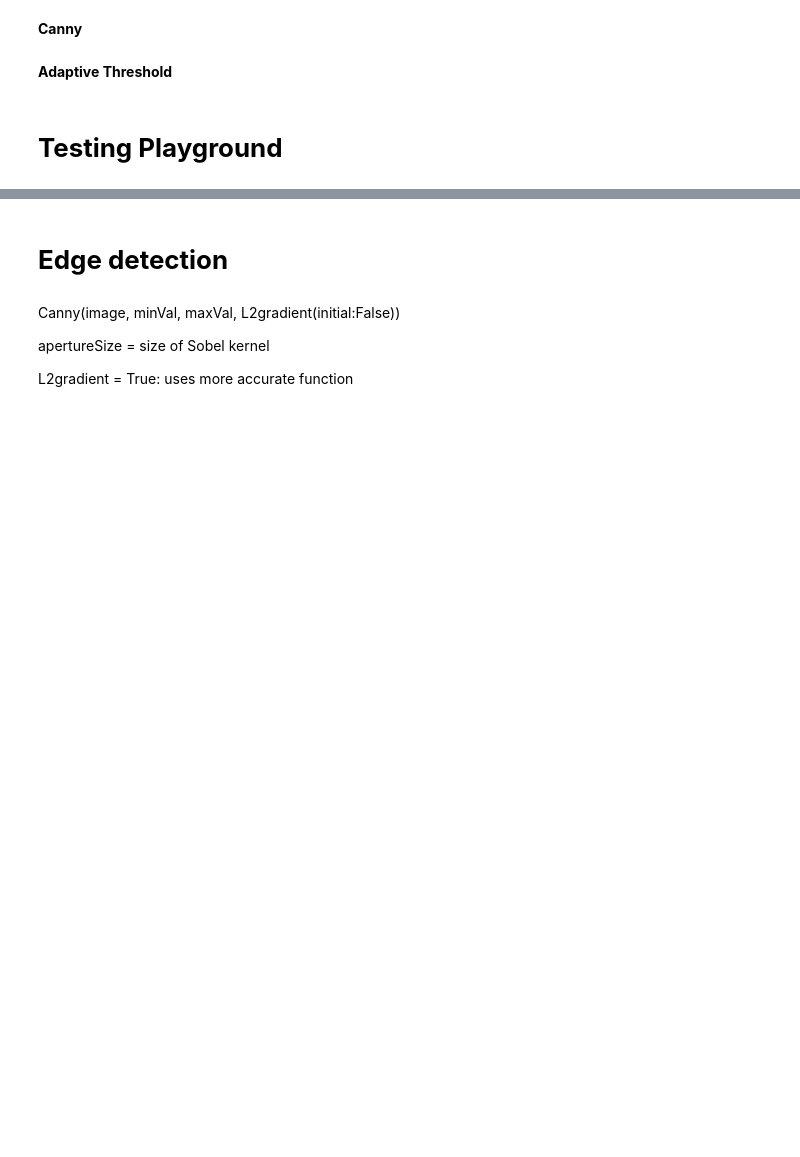
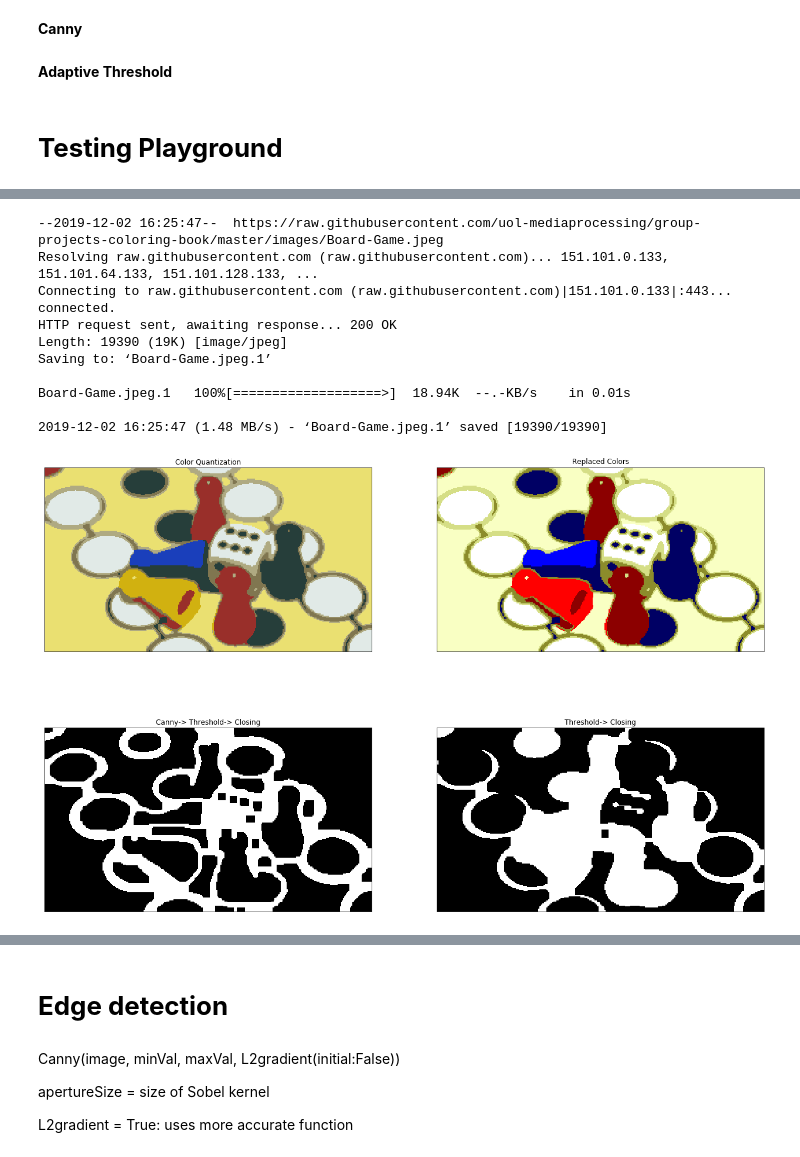
Before and after one commit to uol-mediaprocessing-201920/group-projects-coloring-book, a Jupyter notebook: main_coloring_book.ipynb, the cells around one changed output, grey strips where cells are left out. Cells and saved outputs as stored; diff of their text form; code cells hidden in the pictures; blank space fills up the shorter version.

```diff
--- a/main_coloring_book.ipynb
+++ b/main_coloring_book.ipynb
@@ -517,0 +538,43 @@ car.JPG.27          100%[===================>]   1.13M  --.-KB/s    in 0.06s
+# %%
+import matplotlib.pyplot as plt
+import cv2
+import numpy as np
+
+img = load_image("Board-Game.jpeg")
+img = gaussian_blur(img)
+q = color_quantization(img)
+r = color_replacing(q)
+c = canny(r)
+
+a = adaptive_threshold(c)
+i = cv2.bitwise_not(a)
+kernel = np.ones((7,7),np.uint8)
+f = cv2.morphologyEx(i, cv2.MORPH_CLOSE, kernel)
+
+g = gray(r)
+x = adaptive_threshold(g)
+y = cv2.bitwise_not(x)
+f2 = cv2.morphologyEx(y, cv2.MORPH_CLOSE, kernel)
+
+
+
+fig_size = [22,15]
+plt.rcParams["figure.figsize"] = fig_size
+images = [q,r,f,f2]
+titles = ['Color Quantization','Replaced Colors','Canny-> Threshold-> Closing','Threshold-> Closing']
+for i in range(4):
+    plt.subplot(2,2,i+1),plt.imshow(images[i], cmap='gray')
+    plt.title(titles[i])
+    plt.xticks([]),plt.yticks([])
+# %% [output]
+--2019-12-02 16:25:47--  https://raw.githubusercontent.com/uol-mediaprocessing/group-projects-coloring-book/master/images/Board-Game.jpeg
+Resolving raw.githubusercontent.com (raw.githubusercontent.com)... 151.101.0.133, 151.101.64.133, 151.101.128.133, ...
+Connecting to raw.githubusercontent.com (raw.githubusercontent.com)|151.101.0.133|:443... connected.
+HTTP request sent, awaiting response... 200 OK
+Length: 19390 (19K) [image/jpeg]
+Saving to: ‘Board-Game.jpeg.1’
+
+Board-Game.jpeg.1   100%[===================>]  18.94K  --.-KB/s    in 0.01s
+
+2019-12-02 16:25:47 (1.48 MB/s) - ‘Board-Game.jpeg.1’ saved [19390/19390]
+[figure, added]
```
Also changed, not shown: parts of 10 cells of this notebook.
